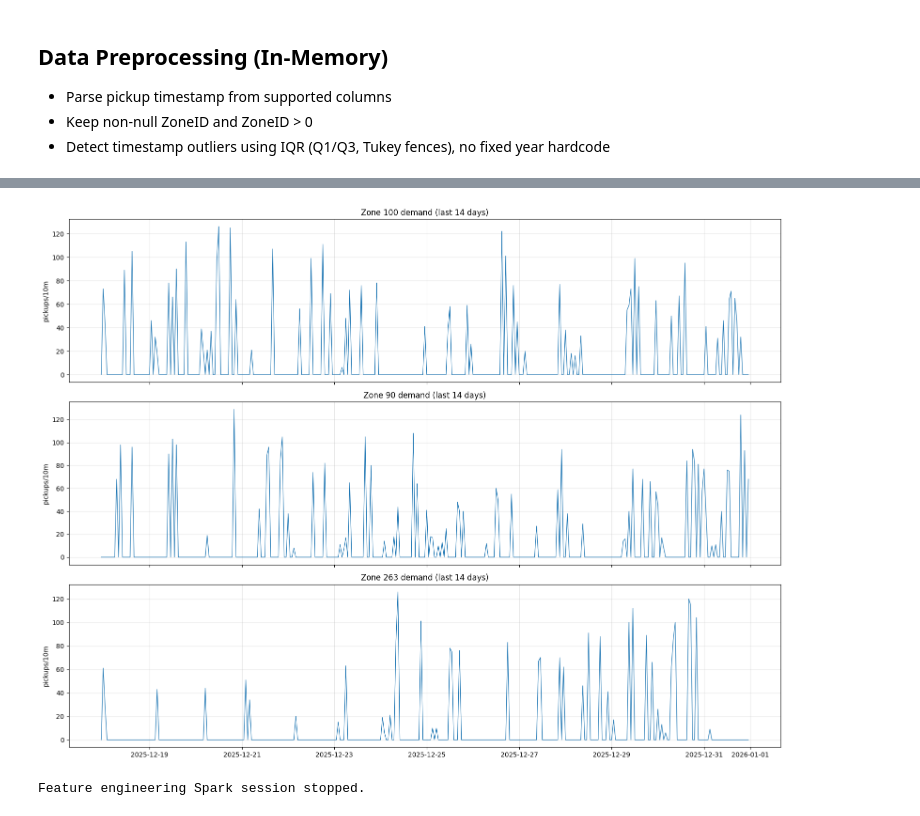
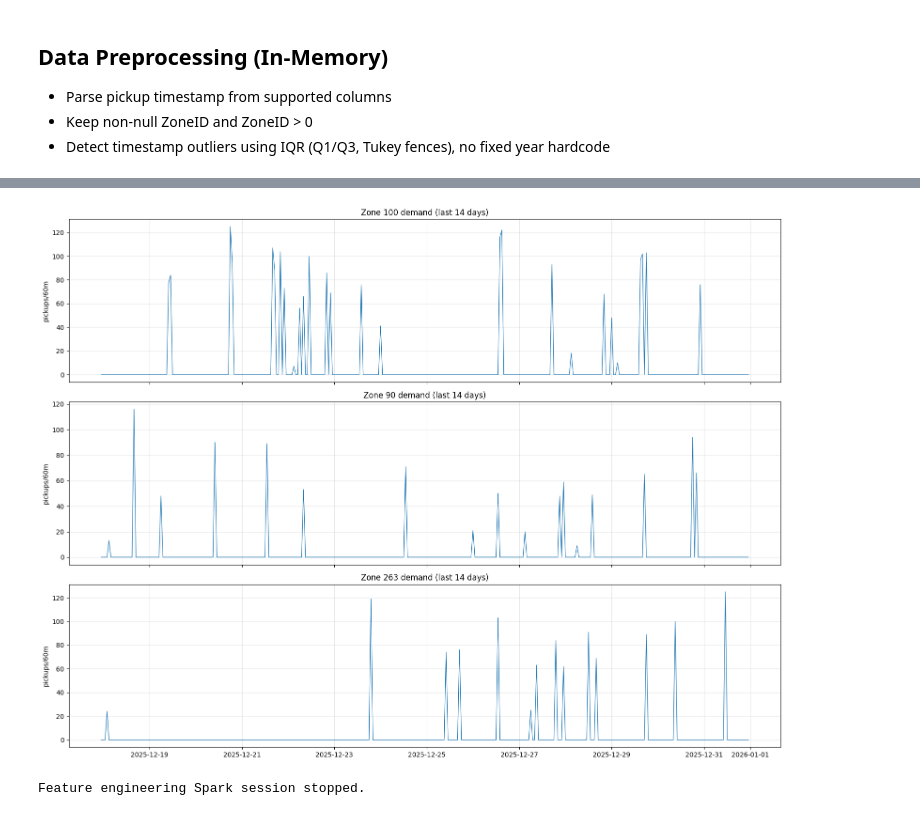
Before and after one commit to PhucLee2304/BTL-MMDS, a Jupyter notebook: code/hybrid_regression_holt_winters/src_virtual_cluster/feature_engineering.ipynb, the cells around one changed output, grey strips where cells are left out. Cells and saved outputs as stored; diff of their text form; code cells hidden in the pictures.

```diff
--- a/code/hybrid_regression_holt_winters/src_virtual_cluster/feature_engineering.ipynb
+++ b/code/hybrid_regression_holt_winters/src_virtual_cluster/feature_engineering.ipynb
@@ -268,5 +273,5 @@ worker worker-20260429064825-172.18.0.2-7078 cores 2/2 mem(MB) 2048/2048
 # %%
-demand_10m_raw = (
+demand_60m_raw = (
     trips
     .withColumn(BIN_COL, F.to_timestamp(F.from_unixtime(F.floor(F.unix_timestamp("pickup_ts") / 3600) * 3600)))
     .groupBy(ZONE_COL, BIN_COL)
@@ -275,12 +280,12 @@ demand_10m_raw = (
 )
 
 # Materialize the cache immediately before IQR computation
-demand_bin_count = demand_10m_raw.count()
+demand_bin_count = demand_60m_raw.count()
 print(f"Total demand bins: {demand_bin_count}")
 
 # --- DEMAND OUTLIER CLEANING (IQR METHOD) ---
 # Remove extreme spikes in demand (e.g. 10,000 pickups in 10 mins in one zone)
-demand_stats = demand_10m_raw.agg(
+demand_stats = demand_60m_raw.agg(
     F.expr("percentile_approx(pickup_demand, 0.25, 10000)").alias("q1"),
     F.expr("percentile_approx(pickup_demand, 0.75, 10000)").alias("q3")
 ).first()
@@ -291,22 +296,22 @@ iqr_d = q3_d - q1_d
 # Using a slightly looser multiplier for demand spikes (3.0 for "extreme outliers")
 upper_bound_d = q3_d + 3.0 * iqr_d
 
-demand_outliers = demand_10m_raw.where(F.col(TARGET_COL) > upper_bound_d).count()
-print(f"Demand IQR bounds: up to {upper_bound_d} pickups/10m. Removed {demand_outliers} outliers.")
+demand_outliers = demand_60m_raw.where(F.col(TARGET_COL) > upper_bound_d).count()
+print(f"Demand IQR bounds: up to {upper_bound_d} pickups/60m. Removed {demand_outliers} outliers.")
 
-demand_10m = demand_10m_raw.where(F.col(TARGET_COL) <= upper_bound_d)
+demand_60m = demand_60m_raw.where(F.col(TARGET_COL) <= upper_bound_d)
 
 # Lọc các zone có hoạt động trên 5% thời gian để giảm nhiễu và RAM
 n_bins_total = (F.unix_timestamp(F.lit(effective_end)) - F.unix_timestamp(F.lit(effective_start))) / 3600
 active_zones = (
-    demand_10m.groupBy(ZONE_COL)
+    demand_60m.groupBy(ZONE_COL)
     .agg(F.count(F.lit(1)).alias("active_bins"))
     .withColumn("active_ratio", F.col("active_bins") / n_bins_total)
     .filter(F.col("active_ratio") >= 0.05)
     .select(ZONE_COL)
 )
 zone_dim = active_zones
-time_bounds = demand_10m.agg(F.min(BIN_COL).alias("min_ts"), F.max(BIN_COL).alias("max_ts")).first()
+time_bounds = demand_60m.agg(F.min(BIN_COL).alias("min_ts"), F.max(BIN_COL).alias("max_ts")).first()
 
 if time_bounds["min_ts"] is None or time_bounds["max_ts"] is None:
     raise ValueError("No demand rows found in selected period.")
@@ -319,7 +324,7 @@ time_dim = (
 
 dense_df = (
     zone_dim.crossJoin(time_dim)
-    .join(demand_10m, on=[ZONE_COL, BIN_COL], how="left")
+    .join(demand_60m, on=[ZONE_COL, BIN_COL], how="left")
     .fillna({TARGET_COL: 0.0})
     .repartition(24, ZONE_COL)
     .cache()
@@ -343,0 +350,22 @@ worker worker-20260429064825-172.18.0.2-7078 cores 2/2 mem(MB) 2048/2048
+# %%
+
+print("Performing Zone Clustering (KMeans)...")
+zone_profiles = (
+    dense_df.withColumn("hour", F.hour(BIN_COL))
+    .groupBy(ZONE_COL, "hour")
+    .agg(F.avg(TARGET_COL).alias("avg_demand"))
+    .groupBy(ZONE_COL)
+    .pivot("hour")
+    .agg(F.first("avg_demand"))
+    .fillna(0.0)
+)
+assembler = VectorAssembler(inputCols=[str(i) for i in range(24)], outputCol="raw_features")
+scaler = StandardScaler(inputCol="raw_features", outputCol="features_scaled", withStd=True, withMean=False)
+kmeans = KMeans(k=6, seed=42, featuresCol="features_scaled")
+pipeline = Pipeline(stages=[assembler, scaler, kmeans])
+cluster_model = pipeline.fit(zone_profiles)
+clusters = cluster_model.transform(zone_profiles).select(ZONE_COL, F.col("prediction").cast("double").alias("cluster_id"))
+
+dense_df = dense_df.join(clusters, on=ZONE_COL, how="left")
+print("Clustering completed.")
+cluster_util("after_clustering")
@@ -433,35 +471,35 @@ zone_rank = (
 )
 top_zones = [r[ZONE_COL] for r in zone_rank.collect()]
 
 max_bin = dense_df.agg(F.max(BIN_COL).alias("max_bin")).first()["max_bin"]
 plot_start = pd.Timestamp(max_bin) - pd.Timedelta(days=14)
 
 plot_df = (
     dense_df.where(F.col(ZONE_COL).isin(top_zones))
     .where(F.col(BIN_COL) >= F.to_timestamp(F.lit(str(plot_start))))
     .orderBy(ZONE_COL, BIN_COL)
     .toPandas()
 )
 
 
 if len(plot_df) > 0:
 
     fig, axes = plt.subplots(len(top_zones), 1, figsize=(16, 4 * len(top_zones)), sharex=True)
     if len(top_zones) == 1:
         axes = [axes]
     for ax, z in zip(axes, top_zones):
         tmp = plot_df[plot_df[ZONE_COL] == z]
         ax.plot(tmp[BIN_COL], tmp[TARGET_COL], linewidth=0.9)
         ax.set_title(f"Zone {z} demand (last 14 days)")
-        ax.set_ylabel("pickups/10m")
+        ax.set_ylabel("pickups/60m")
         ax.grid(alpha=0.3)
     plt.tight_layout()
     plt.show()
 
 else:
     print("No data for plotting.")
 # %% [output]
-[figure, old version]
+[figure, new version]
 # %%
 spark.catalog.clearCache()
 spark.stop()
```
Also changed, not shown: parts of 10 cells of this notebook, 4 other files.
